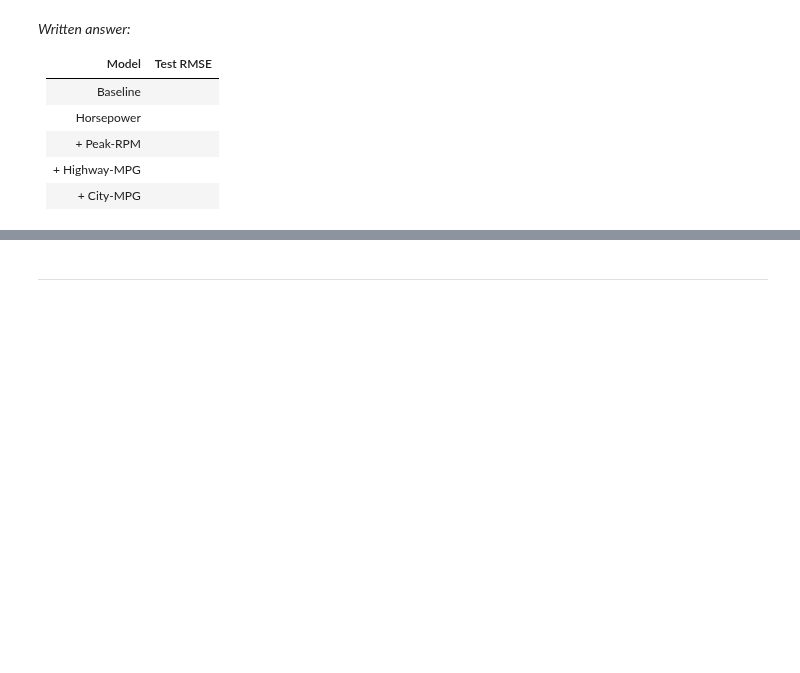
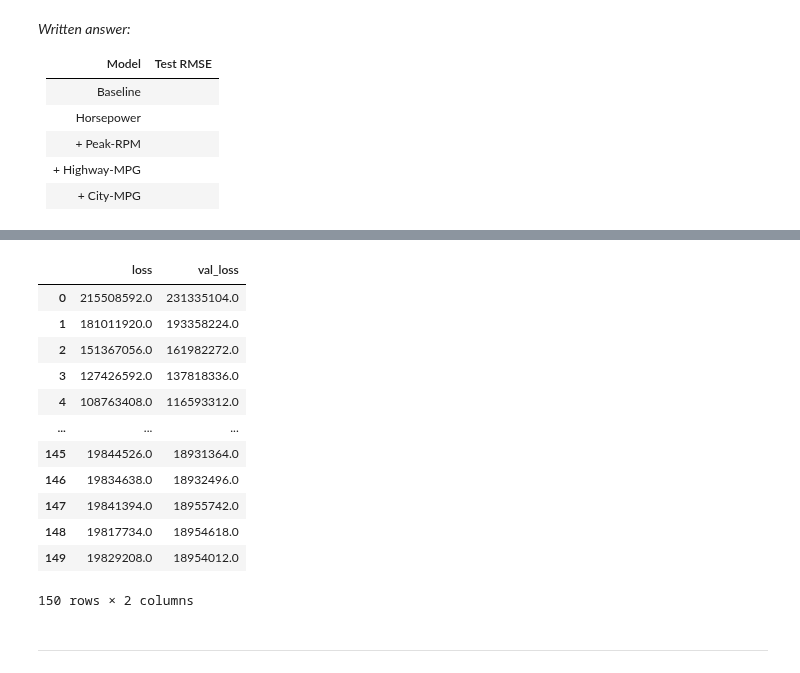
Before and after one commit to RERobbins/mids_w207_summer_22_Richard_Robbins, a Jupyter notebook: submissions/03 Linear Regression with Tensorflow.ipynb, the cells around one changed output, grey strips where cells are left out. Saved outputs shown, nothing was run; the diff lists cells and outputs as text; code cells hidden in the pictures; blank space fills up the shorter version.

```diff
--- a/submissions/03 Linear Regression with Tensorflow.ipynb
+++ b/submissions/03 Linear Regression with Tensorflow.ipynb
@@ -664,2 +695,33 @@ Horsepower |
+# %%
+model = build_model(num_features=1, learning_rate=0.01)
+
+history = model.fit(
+    x=car_train_features_norm[["horsepower"]],
+    y=car_train_labels,
+    validation_split=0.1,  # use 10% of the examples as a validation set
+    epochs=150,
+    batch_size=32,
+    verbose=0,
+)
+
+# Convert the return value into a DataFrame so we can see the loss after each
+# epoch. The history includes training data loss ('loss') and validation data
+# loss ('val_loss').
+history = pd.DataFrame(history.history)
+display(history)
+# %% [output]
+|  | loss | val_loss |
+| 0 | 215508592.0 | 231335104.0 |
+| 1 | 181011920.0 | 193358224.0 |
+| 2 | 151367056.0 | 161982272.0 |
+| 3 | 127426592.0 | 137818336.0 |
+| 4 | 108763408.0 | 116593312.0 |
+| ... | ... | ... |
+| 145 | 19844526.0 | 18931364.0 |
+| 146 | 19834638.0 | 18932496.0 |
+| 147 | 19841394.0 | 18955742.0 |
+| 148 | 19817734.0 | 18954618.0 |
+| 149 | 19829208.0 | 18954012.0 |
+150 rows × 2 columns
 # %% [markdown]
 ---
```
Also changed, not shown: parts of 4 cells of this notebook.
